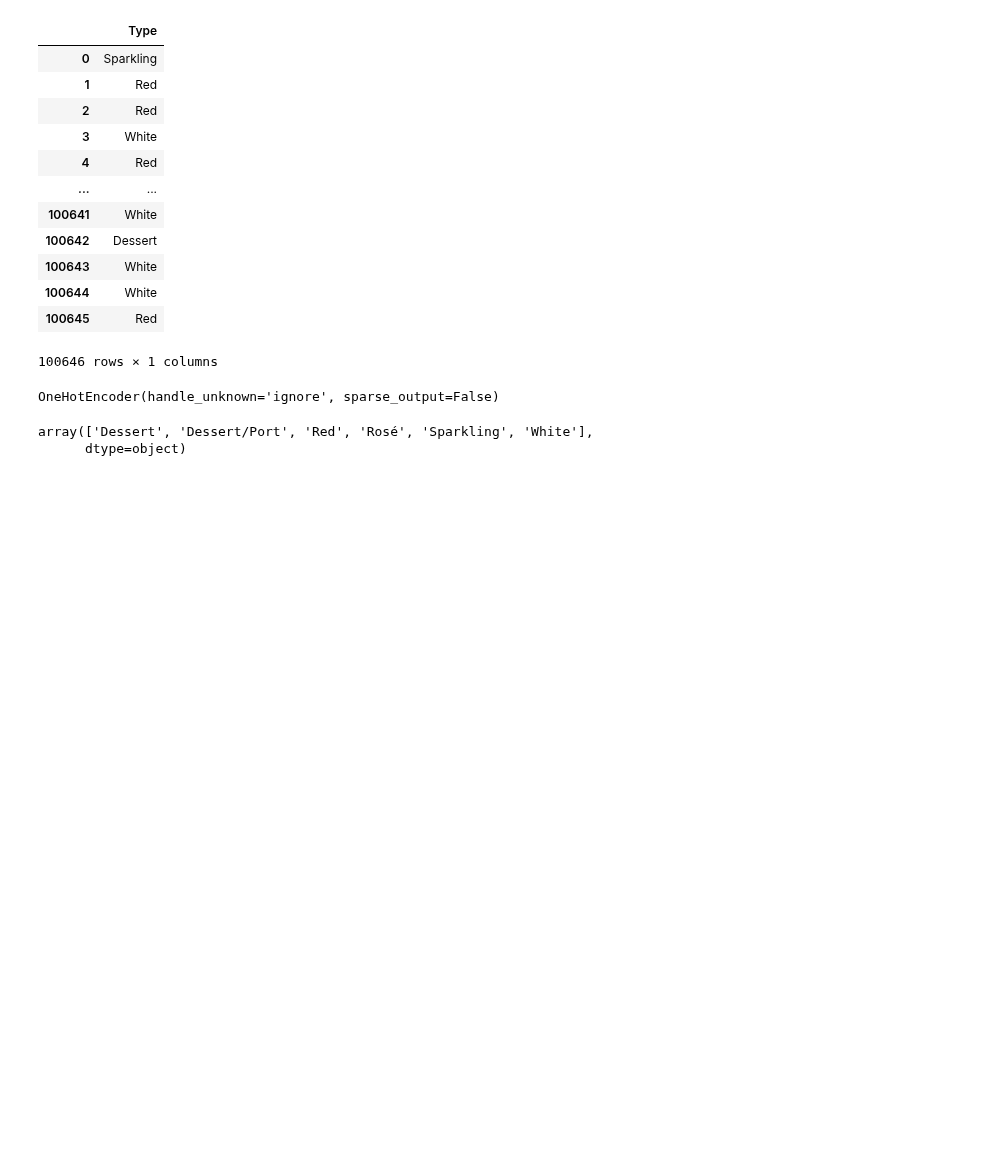
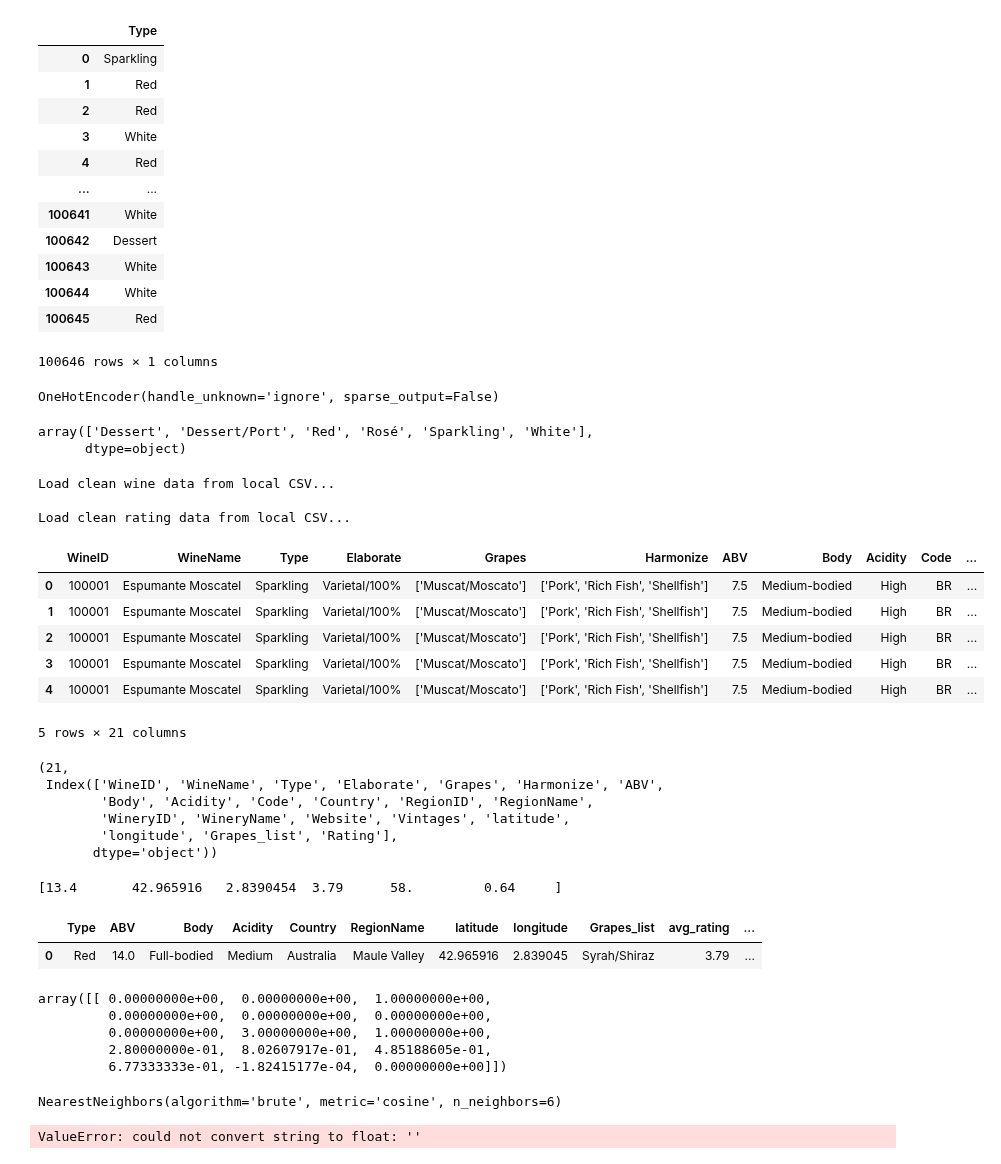
Before and after one commit to Obispodino/cvino, a Jupyter notebook: notebooks/exploration_MJ.ipynb, the cells around one changed output. Drawn from its saved outputs; the diff is of its cells as text; code cells hidden in the pictures; blank space fills up the shorter version.

```diff
--- a/notebooks/exploration_MJ.ipynb
+++ b/notebooks/exploration_MJ.ipynb
@@ -336,3 +336,43 @@ type_encoder.categories_[0]
 # %% [output]
 array(['Dessert', 'Dessert/Port', 'Red', 'Rosé', 'Sparkling', 'White'],
       dtype=object)
+# %%
+import os
+import pandas as pd
+from pathlib import Path
+
+LOCAL_DATA_PATH = os.path.join(os.path.expanduser('~'), "code", "Obispodino", "cvino", "raw_data")
+clean_wine_path = os.path.join(LOCAL_DATA_PATH, "wines_clean.csv")
+clean_ratings_path = os.path.join(LOCAL_DATA_PATH, "ratings_clean.csv")
+
+if Path(clean_wine_path).is_file() and Path(clean_ratings_path).is_file():
+    print( "\nLoad clean wine data from local CSV..." )
+    wines_clean_df = pd.read_csv(clean_wine_path)
+    wines_clean_df['Grapes_list'] =  wines_clean_df['Grapes'].apply(lambda x: eval(x) if isinstance(x, str) else x)
+    print( "\nLoad clean rating data from local CSV..." )
+    ratings_clean_df = pd.read_csv(clean_ratings_path)
+# %% [output]
+Load clean wine data from local CSV...
+
+Load clean rating data from local CSV...
+# %%
+wine_df = wines_clean_df.merge(ratings_clean_df, on='WineID', how='left')
+# %%
+wine_df.shape
+# %% [output]
+|  | WineID | WineName | Type | Elaborate | Grapes | Harmonize | ABV | Body | Acidity | Code | ... |
+| 0 | 100001 | Espumante Moscatel | Sparkling | Varietal/100% | ['Muscat/Moscato'] | ['Pork', 'Rich Fish', 'Shellfish'] | 7.5 | Medium-bodied | High | BR | ... |
+| 1 | 100001 | Espumante Moscatel | Sparkling | Varietal/100% | ['Muscat/Moscato'] | ['Pork', 'Rich Fish', 'Shellfish'] | 7.5 | Medium-bodied | High | BR | ... |
+| 2 | 100001 | Espumante Moscatel | Sparkling | Varietal/100% | ['Muscat/Moscato'] | ['Pork', 'Rich Fish', 'Shellfish'] | 7.5 | Medium-bodied | High | BR | ... |
+| 3 | 100001 | Espumante Moscatel | Sparkling | Varietal/100% | ['Muscat/Moscato'] | ['Pork', 'Rich Fish', 'Shellfish'] | 7.5 | Medium-bodied | High | BR | ... |
+| 4 | 100001 | Espumante Moscatel | Sparkling | Varietal/100% | ['Muscat/Moscato'] | ['Pork', 'Rich Fish', 'Shellfish'] | 7.5 | Medium-bodied | High | BR | ... |
+5 rows × 21 columns
+# %%
+len(wine_df.columns), wine_df.columns
+# %% [output]
+(21,
+ Index(['WineID', 'WineName', 'Type', 'Elaborate', 'Grapes', 'Harmonize', 'ABV',
+        'Body', 'Acidity', 'Code', 'Country', 'RegionID', 'RegionName',
+        'WineryID', 'WineryName', 'Website', 'Vintages', 'latitude',
+        'longitude', 'Grapes_list', 'Rating'],
+       dtype='object'))
@@ -338,0 +384,5 @@ array(['Dessert', 'Dessert/Port', 'Red', 'Rosé', 'Sparkling', 'White'],
+# %%
+imputer = preprocessor.named_transformers_["num"].named_steps["imputer"]
+print(imputer.statistics_)
+# %% [output]
+[13.4       42.965916   2.8390454  3.79      58.         0.64     ]
@@ -338,0 +419,5 @@ array(['Dessert', 'Dessert/Port', 'Red', 'Rosé', 'Sparkling', 'White'],
+# %%
+X_pred
+# %% [output]
+|  | Type | ABV | Body | Acidity | Country | RegionName | latitude | longitude | Grapes_list | avg_rating | ... |
+| 0 | Red | 14.0 | Full-bodied | Medium | Australia | Maule Valley | 42.965916 | 2.839045 | Syrah/Shiraz | 3.79 | ... |
@@ -338,0 +430,28 @@ array(['Dessert', 'Dessert/Port', 'Red', 'Rosé', 'Sparkling', 'White'],
+# %%
+X_processed
+# %% [output]
+array([[ 0.00000000e+00,  0.00000000e+00,  1.00000000e+00,
+         0.00000000e+00,  0.00000000e+00,  0.00000000e+00,
+         0.00000000e+00,  3.00000000e+00,  1.00000000e+00,
+         2.80000000e-01,  8.02607917e-01,  4.85188605e-01,
+         6.77333333e-01, -1.82415177e-04,  0.00000000e+00]])
+# %%
+model
+# %% [output]
+NearestNeighbors(algorithm='brute', metric='cosine', n_neighbors=6)
+# %%
+from cv_functions.model import train_model, load_model
+LOCAL_MODEL_PATH = os.path.join(os.path.expanduser('~'), "code", "Obispodino", "cvino","models")
+pickle_file_path = os.path.join(LOCAL_MODEL_PATH, "trained_model.pkl")
+model = load_model()
+distances, indices = model.kneighbors(X_processed, n_neighbors=1)
+
+# If you drop columns from your input data before fitting KNN,
+# you will only be able to retrieve the rows (by index) from the data you used to fit the KNN model.
+# The indices returned correspond to the order of the data used for fitting.
+# To retrieve the original columns (including dropped ones), you need to keep a reference to the original DataFrame (e.g., wine_df or wines_clean_df).
+# Example: get the original row(s) for the nearest neighbor(s)
+nearest_wines = wine_df.iloc[indices[0]]
+nearest_wines
+# %% [output]
+ValueError: could not convert string to float: ''
```
Also changed, not shown: parts of 4 cells of this notebook, 9 other files.
